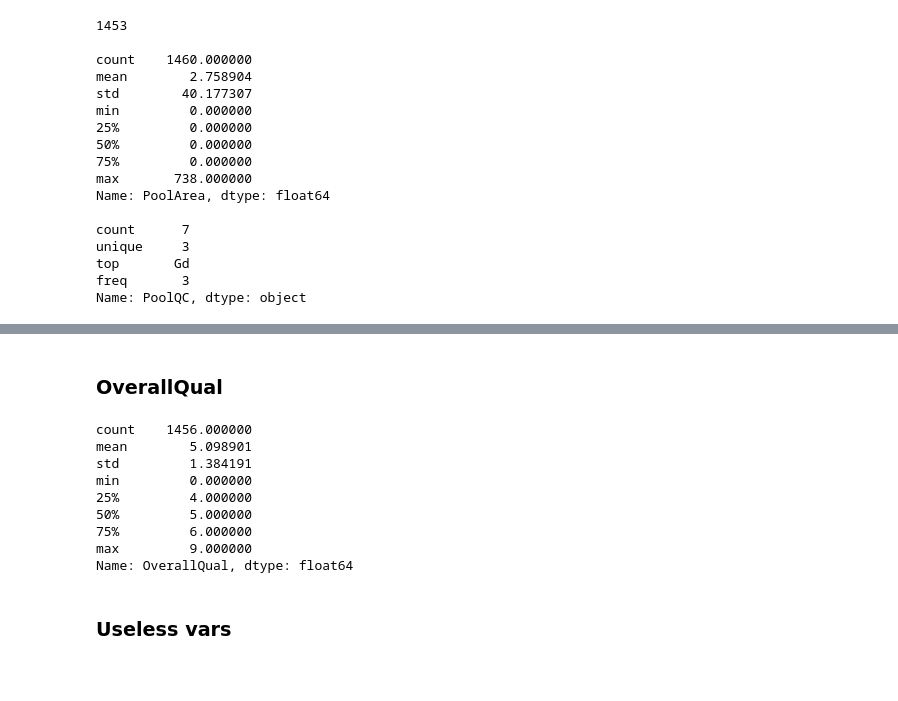
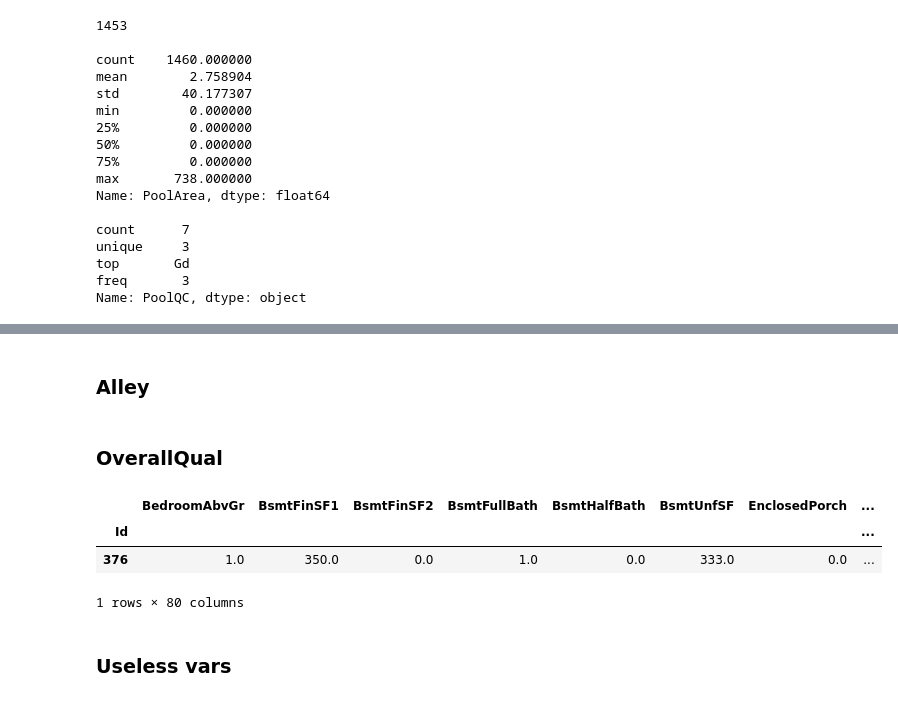
Before and after one commit to teren4m/ai, a Jupyter notebook: house-prices-advanced-regression-techniques/feature_research.ipynb, the cells around one changed output, grey strips where cells are left out. Cells and saved outputs as stored; diff of their text form; code cells hidden in the pictures; blank space fills up the shorter version.

```diff
--- a/house-prices-advanced-regression-techniques/feature_research.ipynb
+++ b/house-prices-advanced-regression-techniques/feature_research.ipynb
@@ -134,0 +185,2 @@ X['IsPoolExist'] = PoolQC.notna()
+# %% [markdown]
+### Alley ####
@@ -135,17 +191,14 @@ X['IsPoolExist'] = PoolQC.notna()
 # %% [markdown]
 ### OverallQual ###
-# %%
-X.OverallQual.describe()
-# %% [output]
-count    1456.000000
-mean        5.098901
-std         1.384191
-min         0.000000
-25%         4.000000
-50%         5.000000
-75%         6.000000
-max         9.000000
-Name: OverallQual, dtype: float64
+# %%
+X.OverallQual.describe()
+X.loc[X.OverallCond == 0]
+# df_test.loc[df_test.OverallCond == 0]
+# %% [output]
+|  | BedroomAbvGr | BsmtFinSF1 | BsmtFinSF2 | BsmtFullBath | BsmtHalfBath | BsmtUnfSF | EnclosedPorch | ... |
+| Id |  |  |  |  |  |  |  | ... |
+| 376 | 1.0 | 350.0 | 0.0 | 1.0 | 0.0 | 333.0 | 0.0 | ... |
+1 rows × 80 columns
 # %%
 # X['SalePrice'] = y['SalePrice']
 # sns.scatterplot(x="OverallQual", y="SalePrice", data=X,)
```
Also changed, not shown: parts of 8 cells of this notebook, 7 other files.
